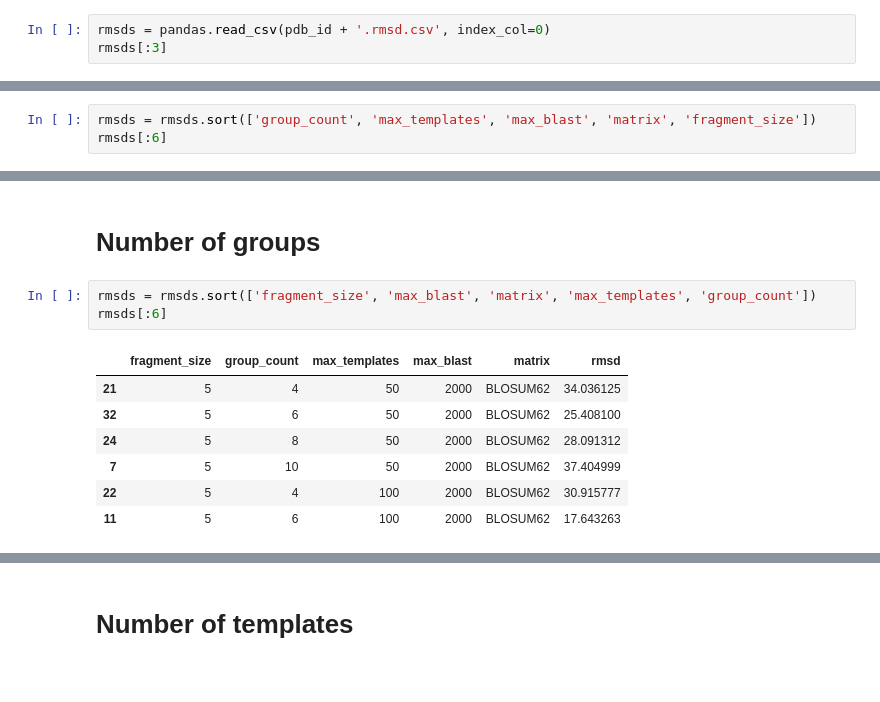
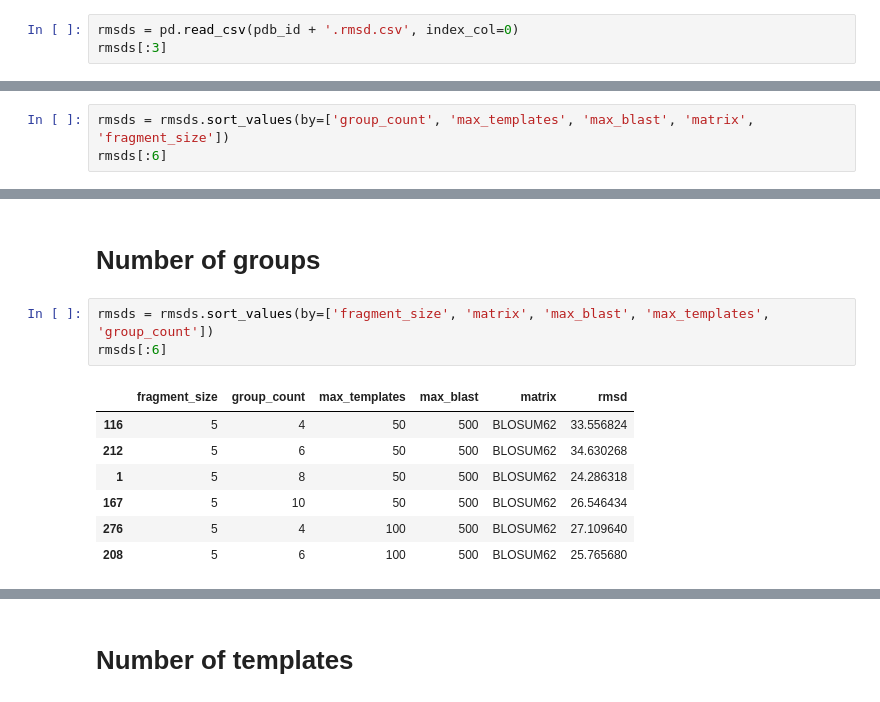
Before and after one commit to FlavielleBM/cref2, a Jupyter notebook: Prediction Parameters.ipynb, the cells around one changed output, grey strips where cells are left out. Drawn from its saved outputs; the diff is of its cells as text.

```diff
--- a/Prediction Parameters.ipynb
+++ b/Prediction Parameters.ipynb
@@ -8,7 +10,7 @@ pdb_id = '1OPD'
 # %% [markdown]
 # Input data: sanity check
 # %%
-rmsds = pandas.read_csv(pdb_id + '.rmsd.csv', index_col=0)
+rmsds = pd.read_csv(pdb_id + '.rmsd.csv', index_col=0)
 rmsds[:3]
 # %% [output]
 |  | fragment_size | group_count | max_templates | max_blast | matrix | rmsd |
@@ -22,7 +60,7 @@ len(rmsds)
 # %% [markdown]
 # Fragment size
 # %%
-rmsds = rmsds.sort(['group_count', 'max_templates', 'max_blast', 'matrix', 'fragment_size'])
+rmsds = rmsds.sort_values(by=['group_count', 'max_templates', 'max_blast', 'matrix', 'fragment_size'])
 rmsds[:6]
 # %% [output]
 |  | fragment_size | group_count | max_templates | max_blast | matrix | rmsd |
@@ -64,13 +88,13 @@ fig.savefig(pdb_id + '.fragmentsize.comparison.svg', format='svg')
 # %% [markdown]
 # Number of groups
 # %%
-rmsds = rmsds.sort(['fragment_size', 'max_blast', 'matrix', 'max_templates', 'group_count'])
+rmsds = rmsds.sort_values(by=['fragment_size', 'matrix', 'max_blast', 'max_templates', 'group_count'])
 rmsds[:6]
 # %% [output]
 |  | fragment_size | group_count | max_templates | max_blast | matrix | rmsd |
-| 21 | 5 | 4 | 50 | 2000 | BLOSUM62 | 34.036125 |
-| 32 | 5 | 6 | 50 | 2000 | BLOSUM62 | 25.408100 |
-| 24 | 5 | 8 | 50 | 2000 | BLOSUM62 | 28.091312 |
-| 7 | 5 | 10 | 50 | 2000 | BLOSUM62 | 37.404999 |
-| 22 | 5 | 4 | 100 | 2000 | BLOSUM62 | 30.915777 |
-| 11 | 5 | 6 | 100 | 2000 | BLOSUM62 | 17.643263 |
+| 116 | 5 | 4 | 50 | 500 | BLOSUM62 | 33.556824 |
+| 212 | 5 | 6 | 50 | 500 | BLOSUM62 | 34.630268 |
+| 1 | 5 | 8 | 50 | 500 | BLOSUM62 | 24.286318 |
+| 167 | 5 | 10 | 50 | 500 | BLOSUM62 | 26.546434 |
+| 276 | 5 | 4 | 100 | 500 | BLOSUM62 | 27.109640 |
+| 208 | 5 | 6 | 100 | 500 | BLOSUM62 | 25.765680 |
```
Also changed, not shown: parts of 30 cells of this notebook.
